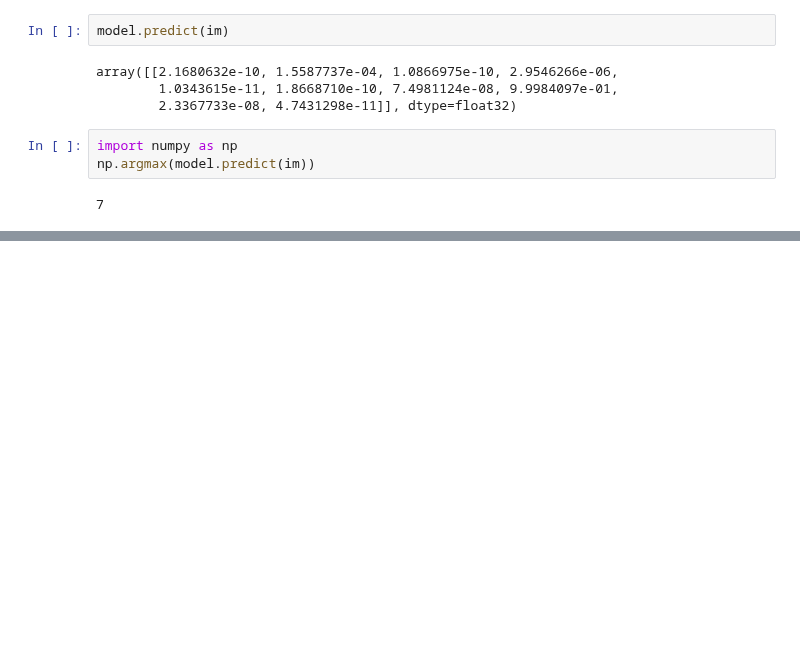
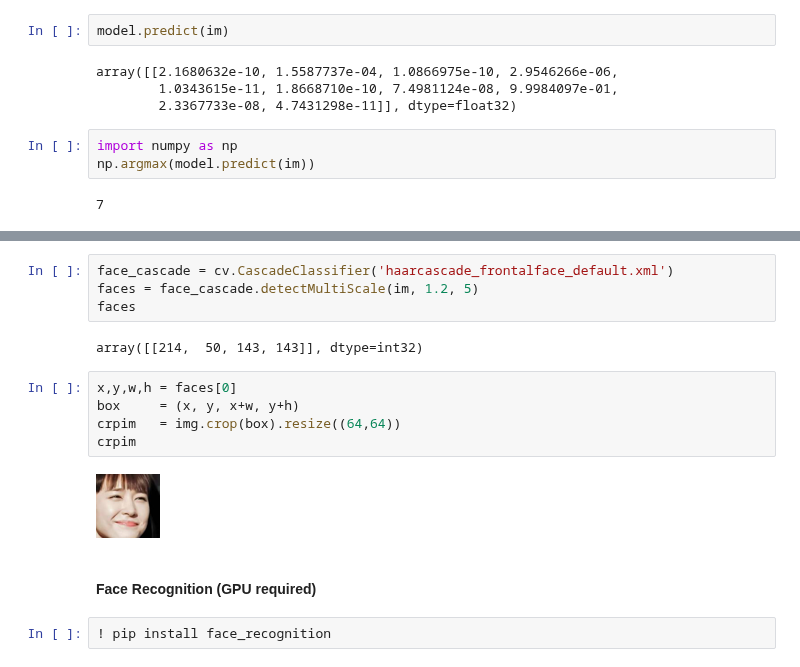
Before and after one commit to ywchiu/tibamedl, a Jupyter notebook: Demo20210410.ipynb, the cells around one changed output, grey strips where cells are left out. Cells and saved outputs as stored; diff of their text form; blank space fills up the shorter version.

```diff
--- a/Demo20210410.ipynb
+++ b/Demo20210410.ipynb
@@ -992,0 +1112,17 @@ np.argmax(model.predict(im))
+# %%
+face_cascade = cv.CascadeClassifier('haarcascade_frontalface_default.xml')
+faces = face_cascade.detectMultiScale(im, 1.2, 5)
+faces
+# %% [output]
+array([[214,  50, 143, 143]], dtype=int32)
+# %%
+x,y,w,h = faces[0]
+box     = (x, y, x+w, y+h)
+crpim   = img.crop(box).resize((64,64))
+crpim
+# %% [output]
+[figure, added]
+# %% [markdown]
+#### Face Recognition (GPU required)
+# %%
+! pip install face_recognition
```
Also changed, not shown: parts of 33 cells of this notebook.
